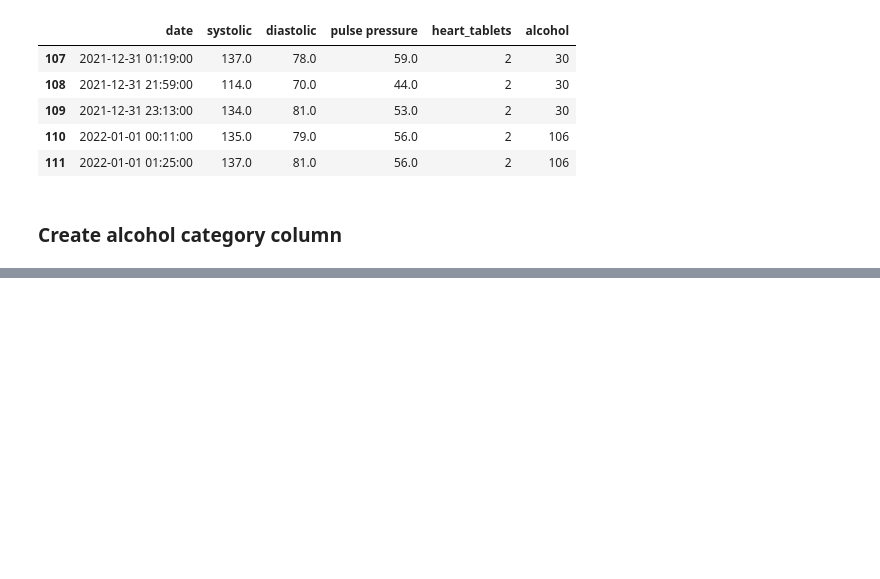
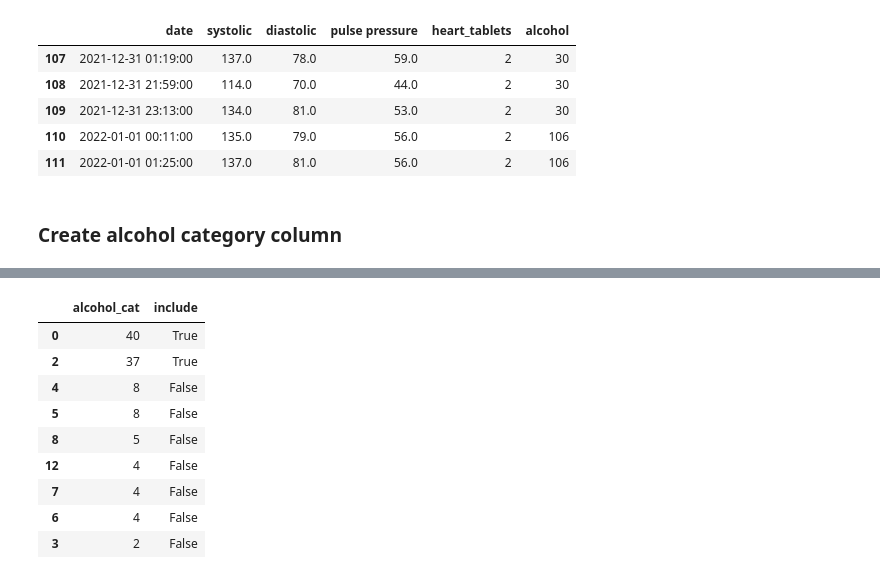
Before and after one commit to trin5tensa/apple_health_analysis, a Jupyter notebook: Notebooks/Explorations/Alcohol Boxenpot.ipynb, the cells around one changed output, grey strips where cells are left out. Drawn from its saved outputs; the diff is of its cells as text; code cells hidden in the pictures; blank space fills up the shorter version.

```diff
--- a/Notebooks/Explorations/Alcohol Boxenpot.ipynb
+++ b/Notebooks/Explorations/Alcohol Boxenpot.ipynb
@@ -83,0 +92,23 @@ heds.tail()
+# %%
+# Create a value count dataset
+cutoff = 10  # Number of observations
+cat_counts = pandas.DataFrame(dataset.loc[:, 'alcohol_cat'].value_counts())
+cat_counts['include'] = cat_counts.loc[:, 'alcohol_cat'] > cutoff
+cat_counts
+
+# # Create a normalized dataset
+# cutoff = 0.05  # Percentage of total observations
+# cat_counts = pandas.DataFrame(dataset.loc[:, 'alcohol_cat'].value_counts(normalize=True))
+# cat_counts['include'] = cat_counts.loc[:, 'alcohol_cat'] > cutoff
+# cat_counts
+# %% [output]
+|  | alcohol_cat | include |
+| 0 | 40 | True |
+| 2 | 37 | True |
+| 4 | 8 | False |
+| 5 | 8 | False |
+| 8 | 5 | False |
+| 12 | 4 | False |
+| 7 | 4 | False |
+| 6 | 4 | False |
+| 3 | 2 | False |
```
Also changed, not shown: parts of 12 cells of this notebook.
